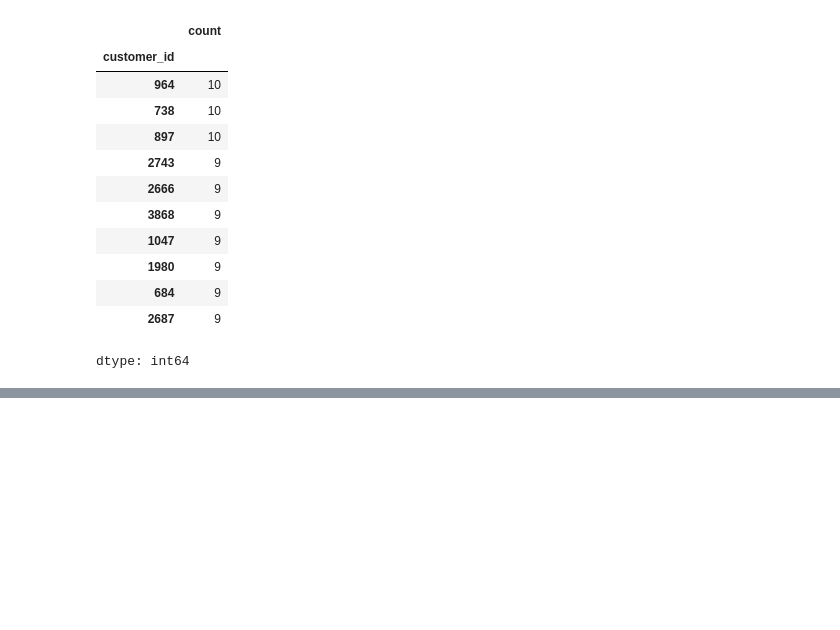
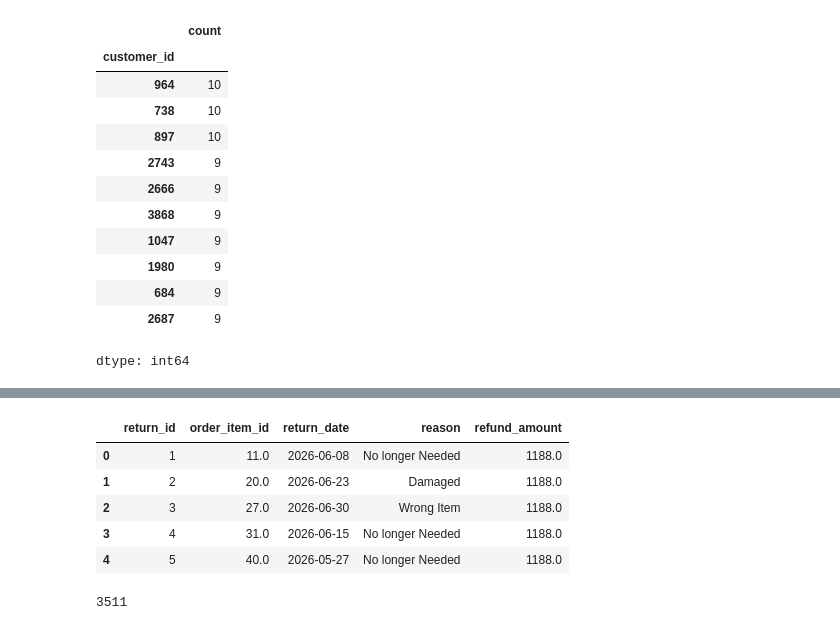
Before and after one commit to DarellYuhu/data-analytics-training, a Jupyter notebook: Order.ipynb, the cells around one changed output, grey strips where cells are left out. Cells and saved outputs as stored; diff of their text form; code cells hidden in the pictures; blank space fills up the shorter version.

```diff
--- a/Order.ipynb
+++ b/Order.ipynb
@@ -264,0 +348,35 @@ df_orders.to_csv("orders.csv", index=False)
+# %%
+returns = []
+
+for _, item in df_order_items.iterrows():
+
+    if random.random() < 0.08:
+
+        return_date = datetime.today() - timedelta(
+            days=random.randint(1, 60)
+        )
+
+        reason = random.choices(
+            return_reasons,
+            weights=reason_weights,
+            k=1
+        )[0]
+
+        refund_amount = (
+            order_item["quantity"] *
+            order_item["unit_price"]
+        )
+
+        return_record = {
+            "return_id": len(returns) + 1,
+            "order_item_id": item["order_item_id"],
+            "return_date": return_date.date(),
+            "reason": reason,
+            "refund_amount": refund_amount
+        }
+
+        returns.append(return_record)
+
+df_returns = pd.DataFrame(returns)
+# %%
+df_returns = pd.DataFrame(returns)
@@ -264,0 +396,13 @@ df_orders.to_csv("orders.csv", index=False)
+# %%
+df_returns.head()
+# %% [output]
+|  | return_id | order_item_id | return_date | reason | refund_amount |
+| 0 | 1 | 11.0 | 2026-06-08 | No longer Needed | 1188.0 |
+| 1 | 2 | 20.0 | 2026-06-23 | Damaged | 1188.0 |
+| 2 | 3 | 27.0 | 2026-06-30 | Wrong Item | 1188.0 |
+| 3 | 4 | 31.0 | 2026-06-15 | No longer Needed | 1188.0 |
+| 4 | 5 | 40.0 | 2026-05-27 | No longer Needed | 1188.0 |
+# %%
+len(df_returns)
+# %% [output]
+3511
```
Also changed, not shown: parts of 12 cells of this notebook.
